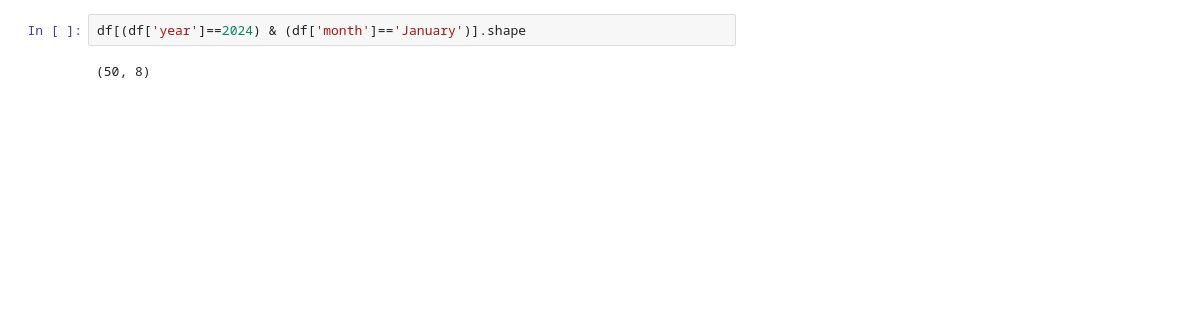
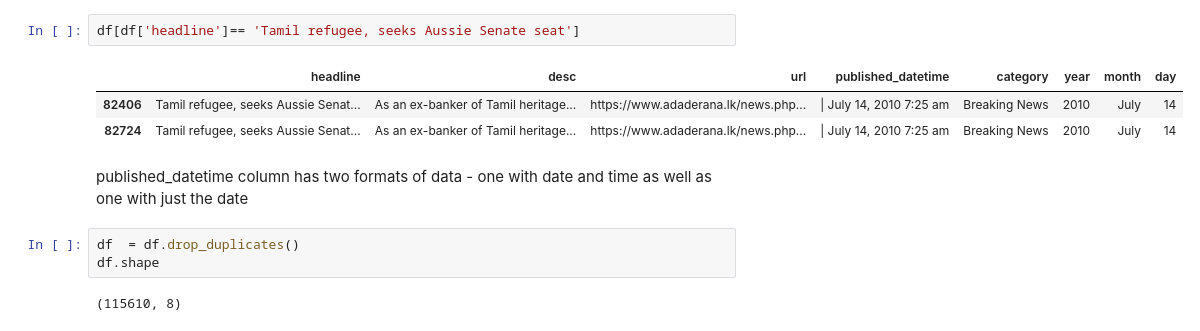
Before and after one commit to Lady-Lune/webscraping, a Jupyter notebook: dataset_explorer.ipynb, the cells around one changed output. Saved outputs shown, nothing was run; the diff lists cells and outputs as text; blank space fills up the shorter version.

```diff
--- a/dataset_explorer.ipynb
+++ b/dataset_explorer.ipynb
@@ -51,4 +55,13 @@ print(sorted(years))
+# %%
+df[df['headline']== 'Tamil refugee, seeks Aussie Senate seat']
+# %% [output]
+|  | headline | desc | url | published_datetime | category | year | month | day |
+| 82406 | Tamil refugee, seeks Aussie Senat... | As an ex-banker of Tamil heritage... | https://www.adaderana.lk/news.php... | | July 14, 2010 7:25 am | Breaking News | 2010 | July | 14 |
+| 82724 | Tamil refugee, seeks Aussie Senat... | As an ex-banker of Tamil heritage... | https://www.adaderana.lk/news.php... | | July 14, 2010 7:25 am | Breaking News | 2010 | July | 14 |
+# %% [markdown]
+published_datetime column has two formats of data - one with date and time as well as one with just the date
 # %%
-df[(df['year']==2024) & (df['month']=='January')].shape
+df  = df.drop_duplicates()
+df.shape
 # %% [output]
-(50, 8)
+(115610, 8)
```
Also changed, not shown: parts of 19 cells of this notebook, 2 other files.
